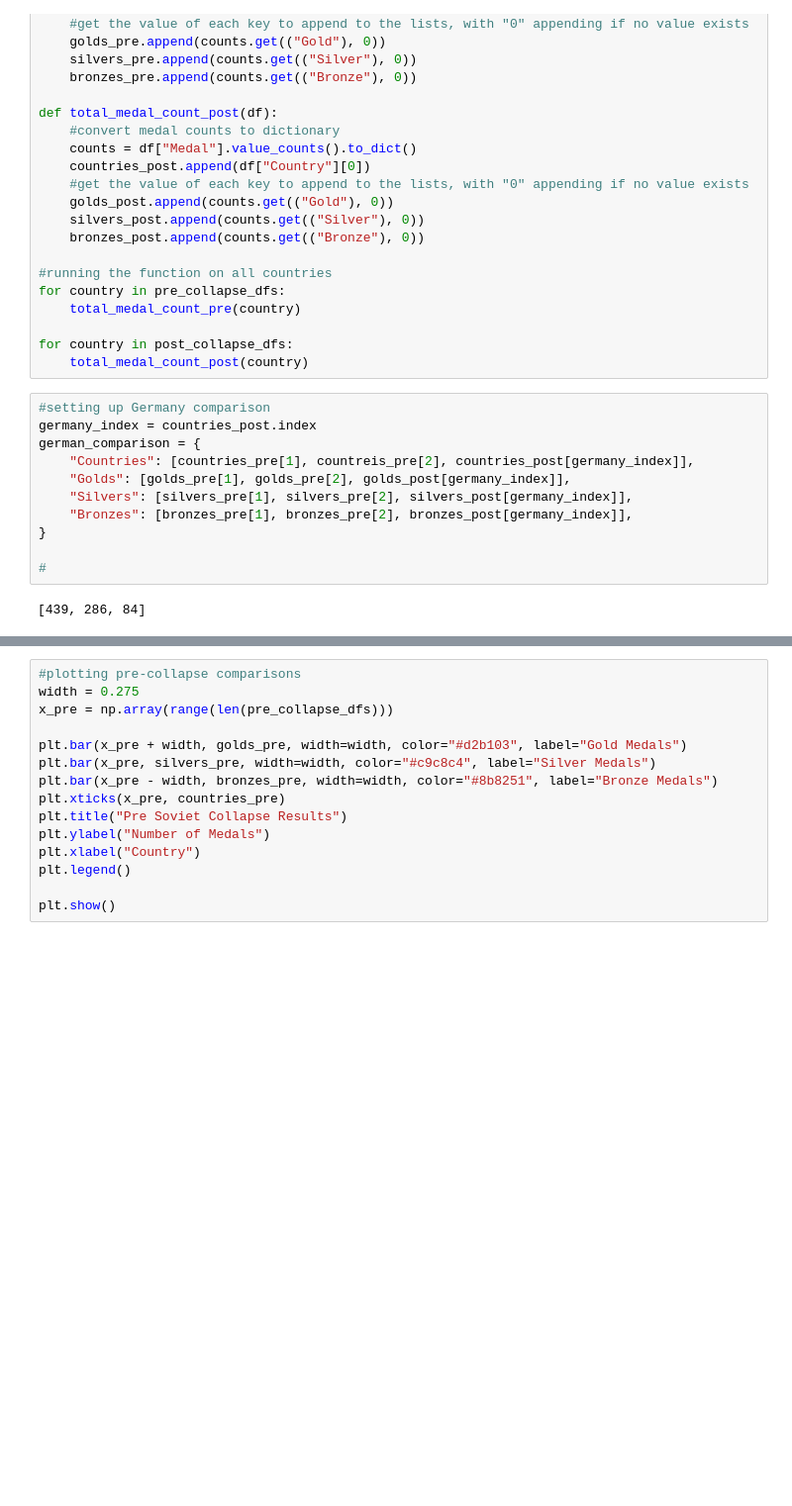
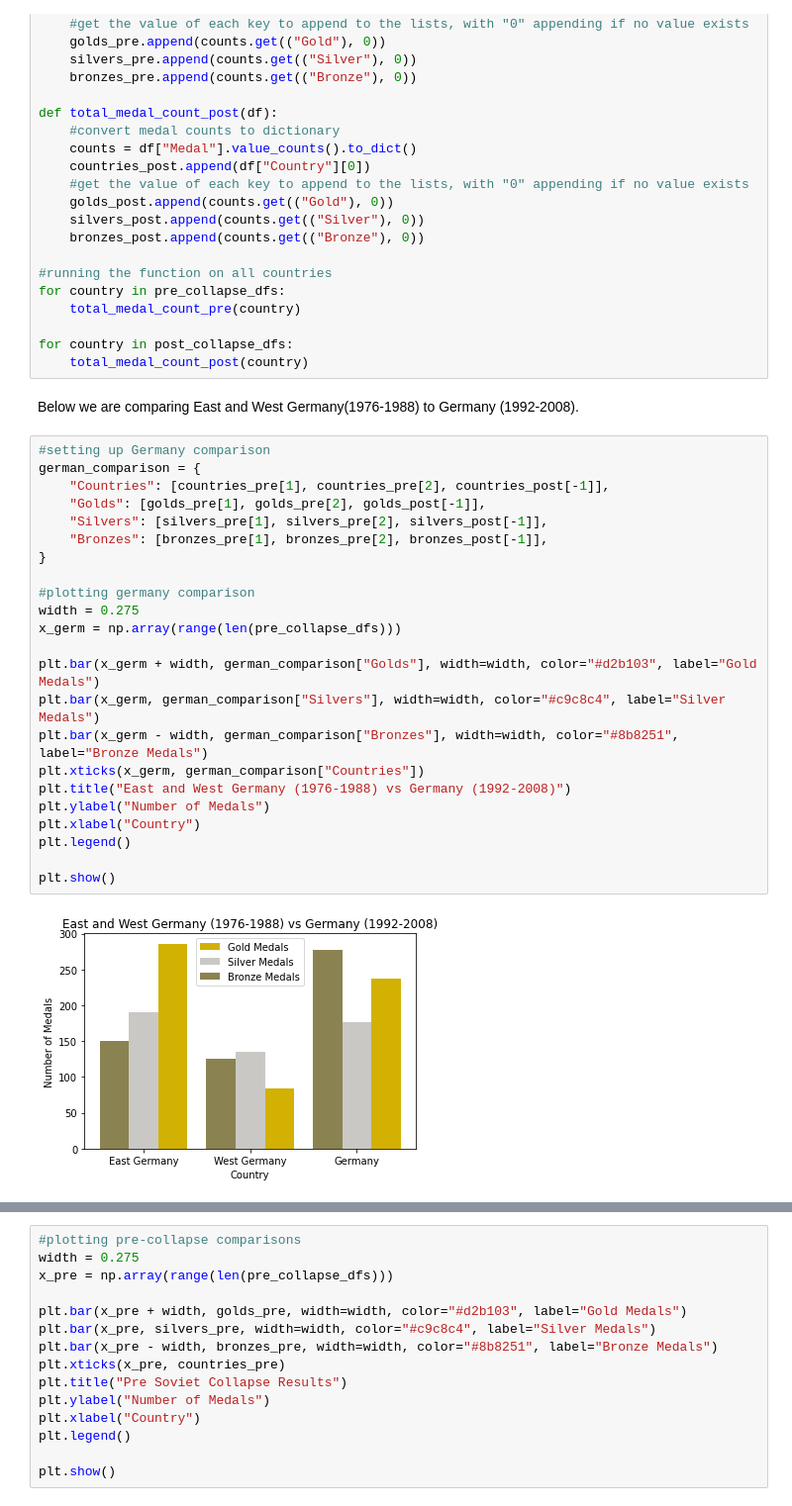
Before and after one commit to rbvancleave/project_1_olympicmedals, a Jupyter notebook: Summer-Olympics-Main.ipynb, the cells around one changed output, grey strips where cells are left out. Shown: that part at 99% size. Cells and saved outputs as stored; diff of their text form; blank space fills up the shorter version.

```diff
--- a/Summer-Olympics-Main.ipynb
+++ b/Summer-Olympics-Main.ipynb
@@ -113,16 +113,30 @@ for country in pre_collapse_dfs:
 
 for country in post_collapse_dfs:
     total_medal_count_post(country)
-# %%
-#setting up Germany comparison
-germany_index = countries_post.index
-german_comparison = {
-    "Countries": [countries_pre[1], countreis_pre[2], countries_post[germany_index]],
-    "Golds": [golds_pre[1], golds_pre[2], golds_post[germany_index]],
-    "Silvers": [silvers_pre[1], silvers_pre[2], silvers_post[germany_index]],
-    "Bronzes": [bronzes_pre[1], bronzes_pre[2], bronzes_post[germany_index]],
-}
-
-#
-# %% [output]
-[439, 286, 84]
+# %% [markdown]
+Below we are comparing East and West Germany(1976-1988) to Germany (1992-2008).
+# %%
+#setting up Germany comparison
+german_comparison = {
+    "Countries": [countries_pre[1], countries_pre[2], countries_post[-1]],
+    "Golds": [golds_pre[1], golds_pre[2], golds_post[-1]],
+    "Silvers": [silvers_pre[1], silvers_pre[2], silvers_post[-1]],
+    "Bronzes": [bronzes_pre[1], bronzes_pre[2], bronzes_post[-1]],
+}
+
+#plotting germany comparison
+width = 0.275
+x_germ = np.array(range(len(pre_collapse_dfs)))
+
+plt.bar(x_germ + width, german_comparison["Golds"], width=width, color="#d2b103", label="Gold Medals")
+plt.bar(x_germ, german_comparison["Silvers"], width=width, color="#c9c8c4", label="Silver Medals")
+plt.bar(x_germ - width, german_comparison["Bronzes"], width=width, color="#8b8251", label="Bronze Medals")
+plt.xticks(x_germ, german_comparison["Countries"])
+plt.title("East and West Germany (1976-1988) vs Germany (1992-2008)")
+plt.ylabel("Number of Medals")
+plt.xlabel("Country")
+plt.legend()
+
+plt.show()
+# %% [output]
+[figure, added]
```
Also changed, not shown: parts of 11 cells of this notebook.
